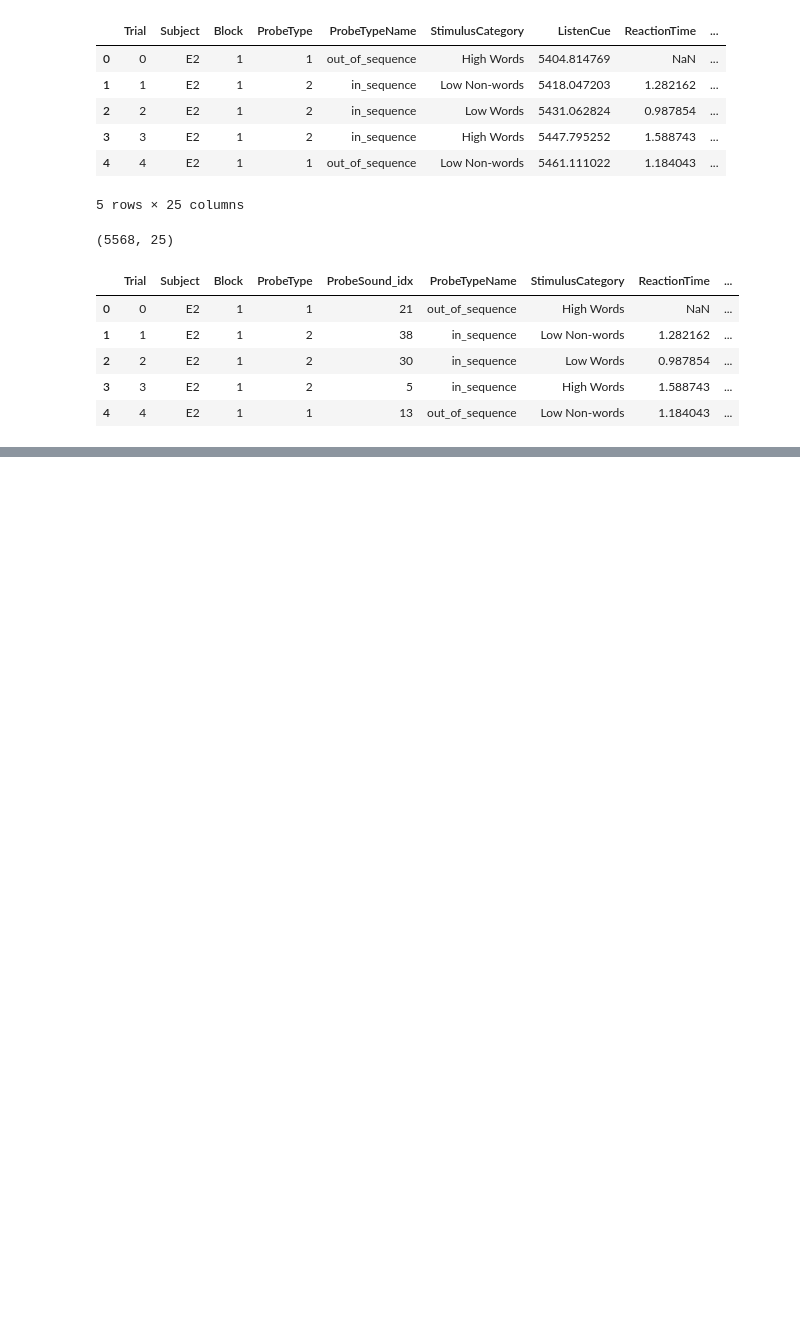
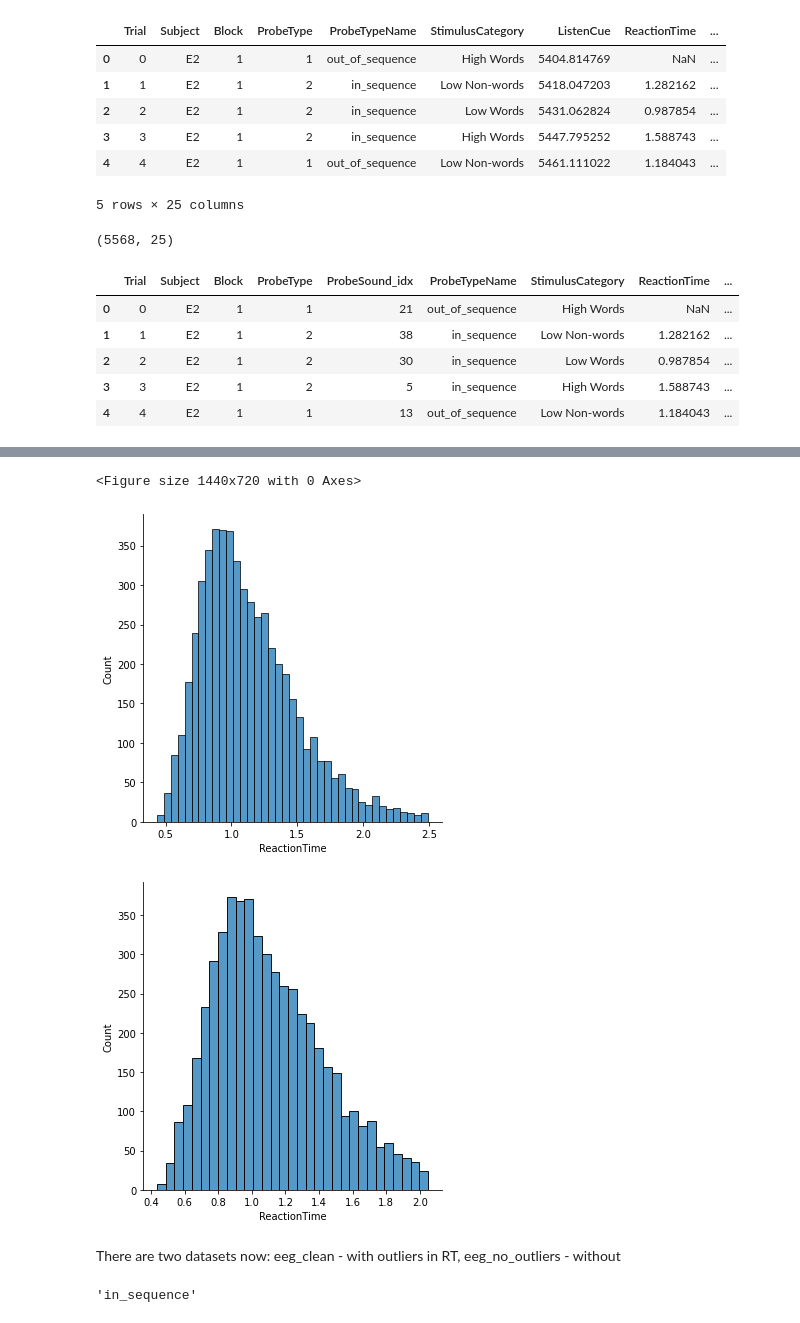
Before and after one commit to cristinarainich/Sternberg_analysis, a Jupyter notebook: EEG_dataset.ipynb, the cells around one changed output, grey strips where cells are left out. Drawn from its saved outputs; the diff is of its cells as text; code cells hidden in the pictures; blank space fills up the shorter version.

```diff
--- a/EEG_dataset.ipynb
+++ b/EEG_dataset.ipynb
@@ -120,0 +203,11 @@ dtype: int64
+# %%
+# upper plot - with outliers, lower plot - without
+pl.figure(figsize = (20, 10))
+seaborn.displot(eeg_clean['ReactionTime'])
+seaborn.displot(eeg_no_outliers['ReactionTime']);
+# %% [output]
+<Figure size 1440x720 with 0 Axes>
+[figure, added]
+[figure, added]
+# %% [markdown]
+There are two datasets now: eeg_clean - with outliers in RT, eeg_no_outliers - without
@@ -120,0 +238,4 @@ dtype: int64
+# %%
+in_out[0]
+# %% [output]
+'in_sequence'
```
Also changed, not shown: parts of 22 cells of this notebook.
